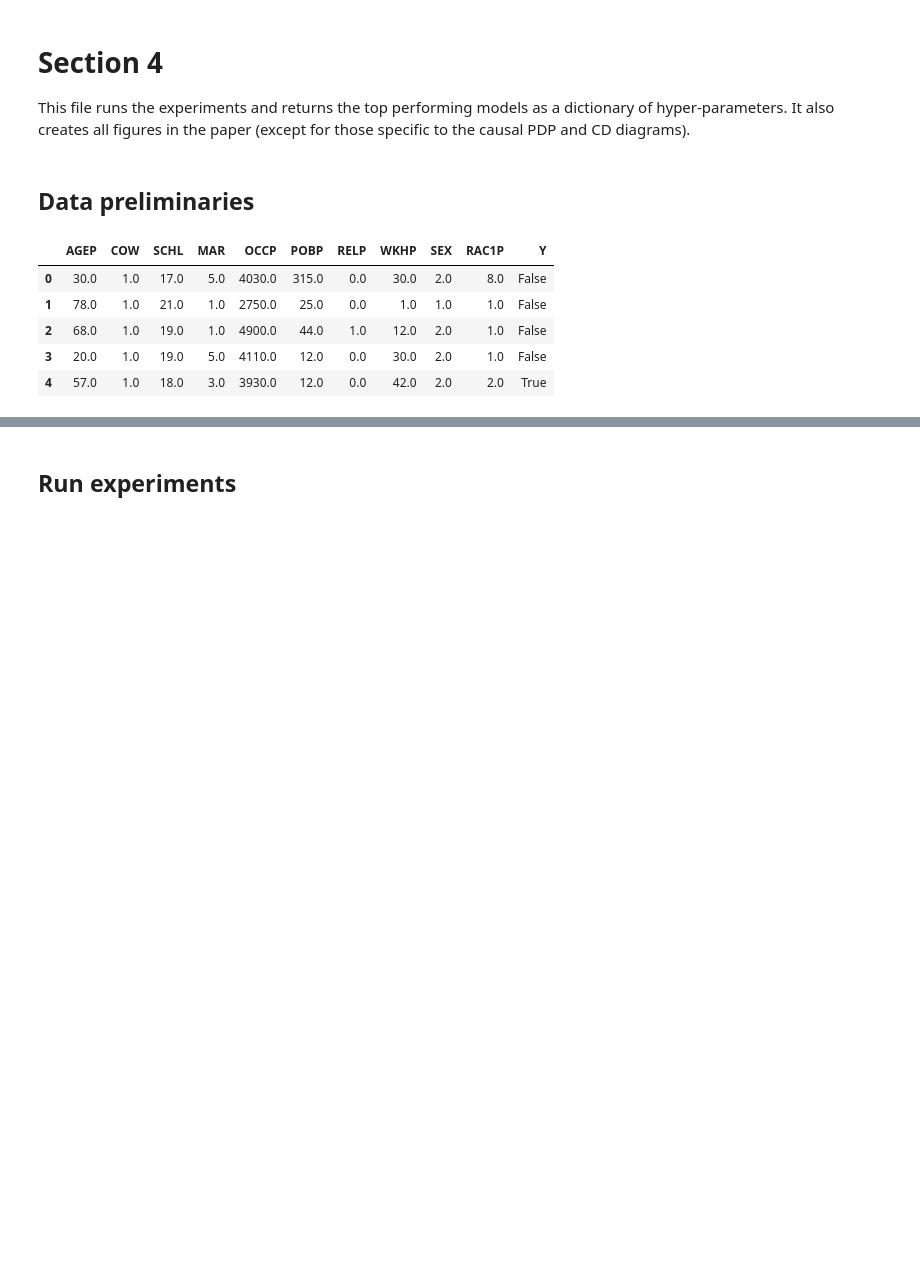
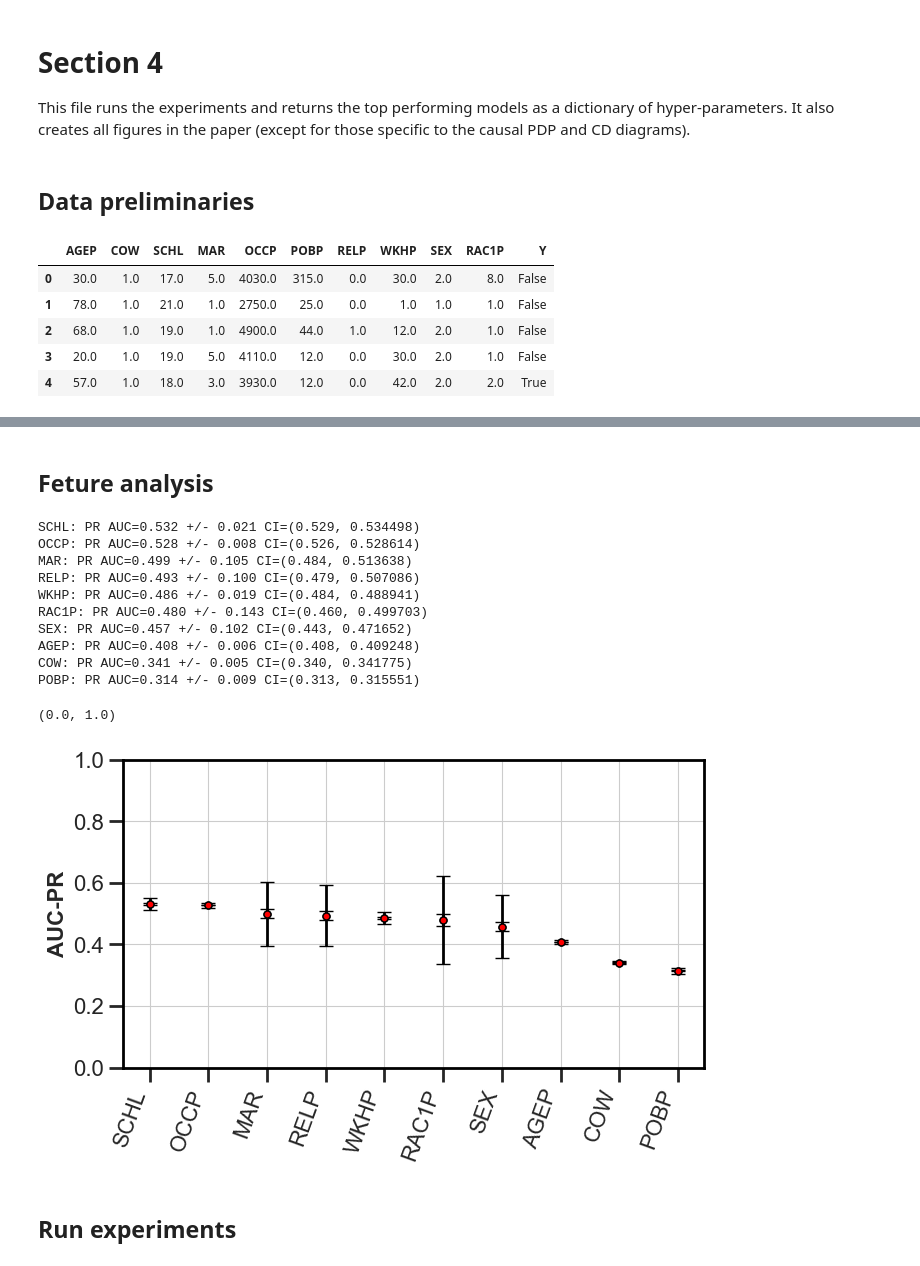
Before and after one commit to cc-jalvarez/weighted-pdp, a Jupyter notebook: src/lar_sec4.ipynb, the cells around one changed output, grey strips where cells are left out. Saved outputs shown, nothing was run; the diff lists cells and outputs as text; code cells hidden in the pictures; blank space fills up the shorter version.

```diff
--- a/src/lar_sec4.ipynb
+++ b/src/lar_sec4.ipynb
@@ -100,0 +112,8 @@ df.describe()
+# %%
+# missing values?
+if df[df.isna().any(axis=1)].shape[0] > 0:
+    # replace missings with mode
+    for c in df.columns[df.isnull().any()]:
+        df[c].fillna(df[c].mode()[0], inplace=True)
+else:
+    print('no missing values')
@@ -100,0 +122,15 @@ df.describe()
+# %%
+# TODO: not fully convinced on the treatment of ordinal vs categorical vars here!
+# check with Salvatore; also: https://machinelearningmastery.com/one-hot-encoding-for-categorical-data/
+
+# Check which variables are not numeric
+print(df.select_dtypes(exclude = np.number).columns)
+
+df['Y'] = df['Y'].map({False: 0, True: 1})
+# df['SEX'] = df['SEX'].map({2: 'Female', 1: 'Male'})
+# df['RAC1P'] = df['RAC1P'].ma({1: 'White', 2: 'Black', 3: 'Native', 4: 'Native', 5: 'Native', 6: 'Asian', 7: 'Islander', 8: 'Other', 9: 'Mixed'})
+
+# Check which variables are not numeric
+print(df.select_dtypes(exclude = np.number).columns)
+
+df.head(5)
@@ -100,0 +146,2 @@ df.describe()
+# %% [markdown]
+## Feture analysis
@@ -101,2 +176,37 @@ df.describe()
+# %%
+#Feature importance using logistic regression on Theme columns
+clf = LogisticRegression(solver='lbfgs', random_state=0)
+roc = dict()
+for b in all_feats:
+    m, s, l, u = test_proc(clf, df[[b]], df[target])
+    roc[b] = (m, s, l, u)
+# %%
+#Plot feature importance for themes
+plt.figure(figsize=(7.5,4))
+labels = []
+i = 1
+for b, v in sorted(roc.items(), key=lambda kv: kv[1][0], reverse=True):
+    print('%s: PR AUC=%.3f +/- %.3f CI=(%.3f, %3f)' % (b, v[0], v[1], v[2], v[3]))
+    plt.errorbar([i], [v[0]], yerr= [ [v[1]], [v[1]] ], c='black', fmt='o', mfc='red', markersize=5, capsize=5) # error bar
+    plt.errorbar([i], [v[0]], yerr= [ [v[0]-v[2]], [v[3]-v[0]] ], c='black', fmt='o', mfc='red', markersize=5, capsize=5) # ci bars
+    labels.append(b)
+    i += 1
+plt.xticks(range(1, i), labels, rotation=70, ha='right')
+plt.ylabel('AUC-PR', fontweight="bold")
+plt.ylim(0,1)
+# plt.savefig(resu_path+'sec4/uniaucpr.pdf', bbox_inches='tight', dpi=400)
+# %% [output]
+SCHL: PR AUC=0.532 +/- 0.021 CI=(0.529, 0.534498)
+OCCP: PR AUC=0.528 +/- 0.008 CI=(0.526, 0.528614)
+MAR: PR AUC=0.499 +/- 0.105 CI=(0.484, 0.513638)
+RELP: PR AUC=0.493 +/- 0.100 CI=(0.479, 0.507086)
+WKHP: PR AUC=0.486 +/- 0.019 CI=(0.484, 0.488941)
+RAC1P: PR AUC=0.480 +/- 0.143 CI=(0.460, 0.499703)
+SEX: PR AUC=0.457 +/- 0.102 CI=(0.443, 0.471652)
+AGEP: PR AUC=0.408 +/- 0.006 CI=(0.408, 0.409248)
+COW: PR AUC=0.341 +/- 0.005 CI=(0.340, 0.341775)
+POBP: PR AUC=0.314 +/- 0.009 CI=(0.313, 0.315551)
+(0.0, 1.0)
+[figure, added]
 # %% [markdown]
 ## Run experiments
```
Also changed, not shown: parts of 8 cells of this notebook.
